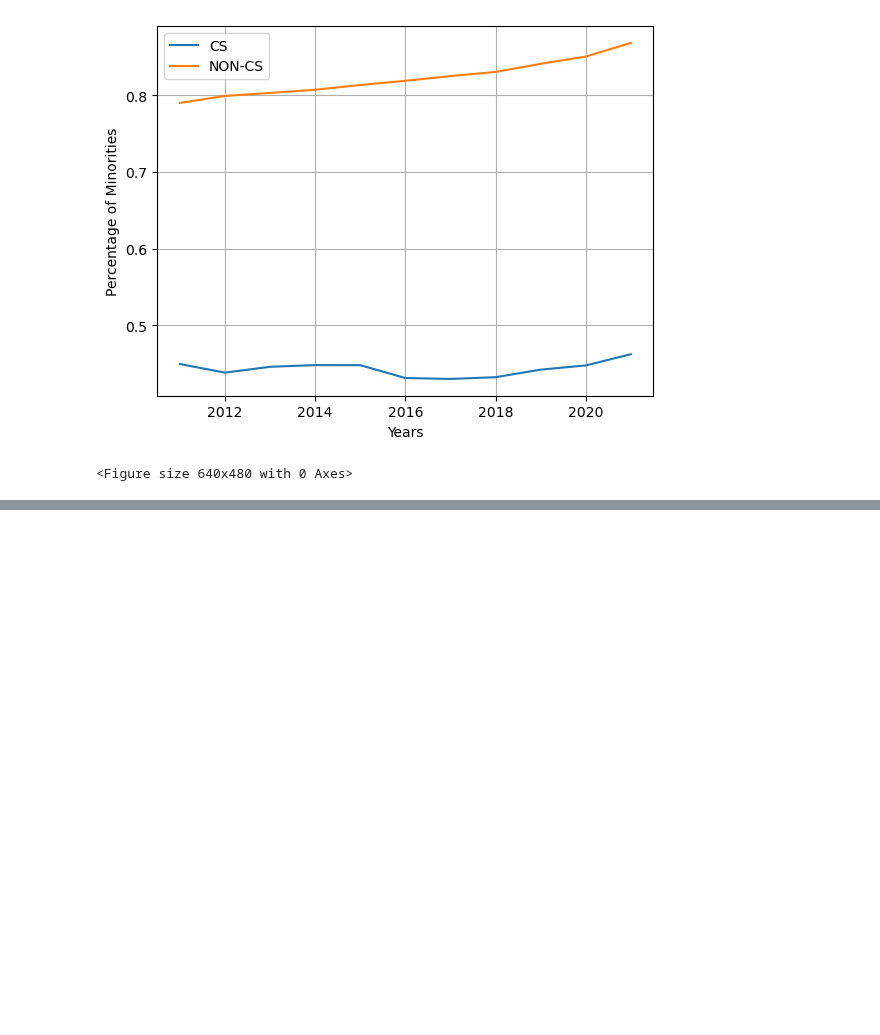
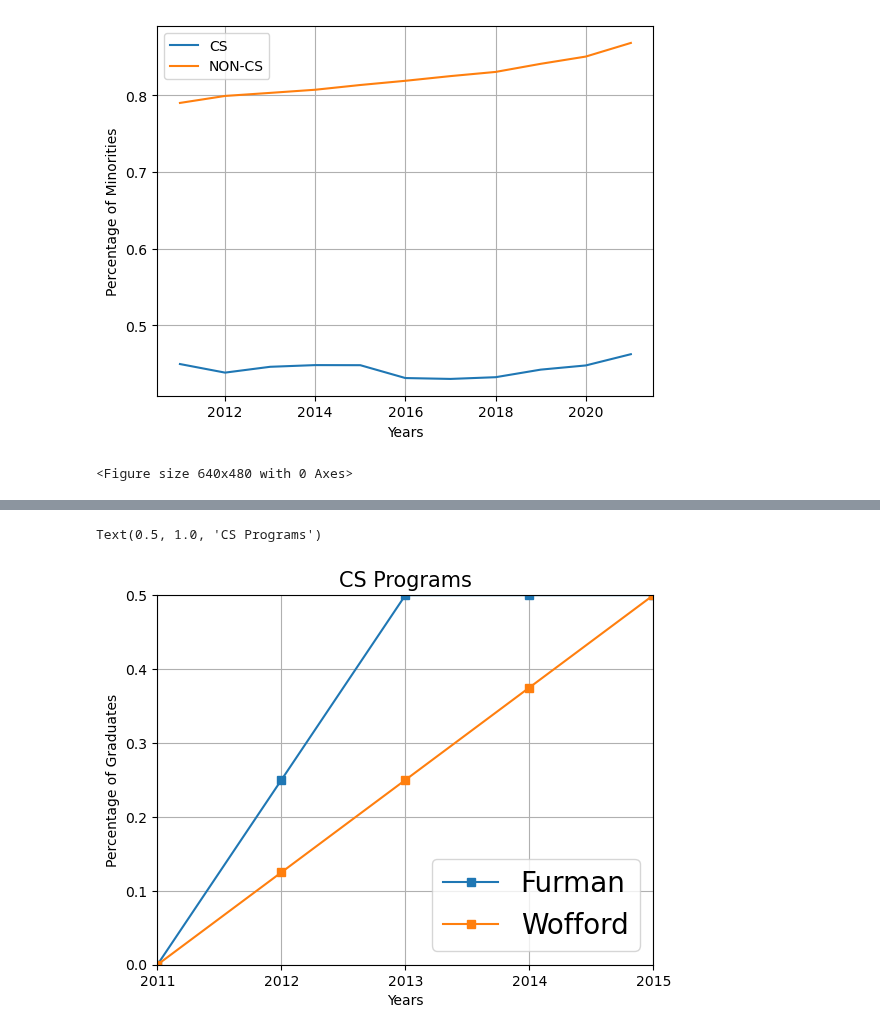
Before and after one commit to jmasontaylor/Education, a Jupyter notebook: src/trends.ipynb, the cells around one changed output, grey strips where cells are left out. Cells and saved outputs as stored; diff of their text form; code cells hidden in the pictures; blank space fills up the shorter version.

```diff
--- a/src/trends.ipynb
+++ b/src/trends.ipynb
@@ -241 +221,15 @@ for i, demo in enumerate(demo_names):
 <Figure size 640x480 with 0 Axes>
+# %%
+plt.plot([2011, 2012, 2013, 2014, 2015], [0, 0.25, 0.5, 0.5, 0.5], label='Furman', marker = 's')
+plt.plot([2011, 2012, 2013, 2014, 2015], [0, 0.125, 0.25, 0.375, 0.5], label='Wofford', marker = 's')
+plt.xticks([2011, 2012, 2013, 2014, 2015])
+plt.ylabel('Percentage of Graduates')
+plt.xlabel('Years')
+plt.xlim(2011, 2015)
+plt.grid()
+plt.legend(fontsize=20)
+plt.ylim(0, 0.5)
+plt.title('CS Programs', fontsize=15)
+# %% [output]
+Text(0.5, 1.0, 'CS Programs')
+[figure, added]
```
Also changed, not shown: parts of 6 cells of this notebook.
